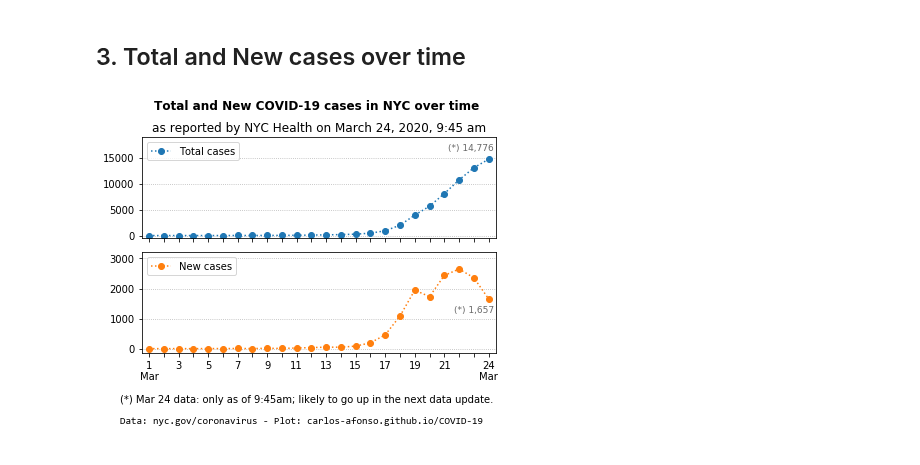
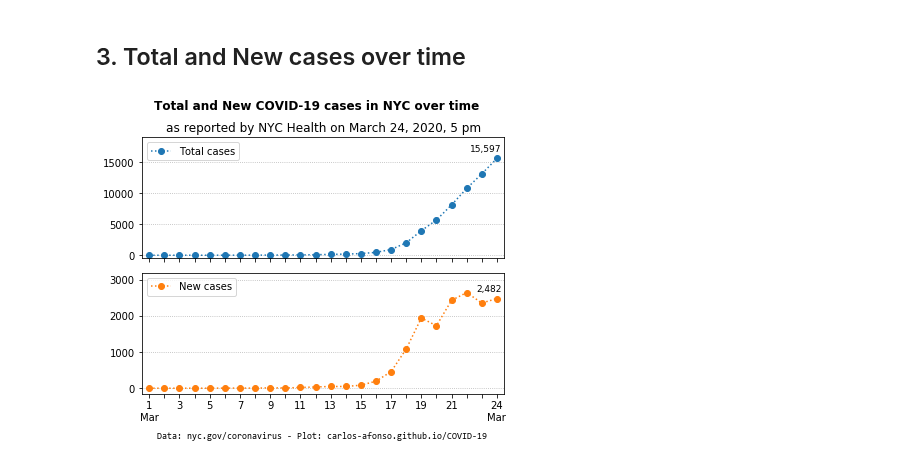
Before and after one commit to carlos-afonso/COVID-19, a Jupyter notebook: notebooks/nyc-covid-19-cases-over-time.ipynb, the cells around one changed output. Saved outputs shown, nothing was run; the diff lists cells and outputs as text; code cells hidden in the pictures.

Commit message:
updates NYC data and plots

```diff
--- a/notebooks/nyc-covid-19-cases-over-time.ipynb
+++ b/notebooks/nyc-covid-19-cases-over-time.ipynb
@@ -11,7 +11,7 @@ import pandas as pd
 # %% [markdown]
 ## 1. Read data
 # %%
-update_str = 'as reported by NYC Health on March 24, 2020, 9:45 am'
+update_str = 'as reported by NYC Health on March 24, 2020, 5 pm'
 source_str = 'Data: nyc.gov/coronavirus - Plot: carlos-afonso.github.io/COVID-19'
 
 data_file = '../data/nyc-health-daily-data-summary/nyc-covid-19-cases-over-time.csv'
@@ -85,47 +85,49 @@ ax1.plot(df['date_label'], df['total_cases'], 'o:', color='C0', label='Total cas
 #ax1.plot(df['date_label'], df['new_cases'], '^:', color='C1', label='New cases')
 n1 = 1
 for xy in zip(range(len(df)-n1, len(df)), df['total_cases'].iloc[-n1:]):
-    label = '(*) ' + '{:,}'.format(xy[1])
-    ax1.annotate(label, xy=xy, xytext=(-18, 7), textcoords='offset points', ha='center', va='bottom', color='dimgray', fontsize=9)
+    #label = '(*) ' + '{:,}'.format(xy[1])
+    label = '{:,}'.format(xy[1])
+    ax1.annotate(label, xy=xy, xytext=(5, 5), textcoords='offset points', ha='right', va='bottom', fontsize=9) #color='dimgray'
 ax1.set_xlim(-0.5, len(df)-0.5)
 ax1.set_ylim(-500, 19000)
 ax1.grid(axis='y', linestyle=':')
 ax1.legend(loc='upper left')
 
 ax2.plot(df['date_label'], df['new_cases'], 'o:', color='C1', label='New cases')
 #n2 = 3
 #xytext_list = [(-5, 0), (0, 5), (-6, -5)]
 #ha_list = ['right', 'center', 'center']
 #va_list = ['center', 'bottom', 'top']
 #for z in zip(range(len(df)-n2, len(df)), df['new_cases'].iloc[-n2:], xytext_list, ha_list, va_list):
 #    ax2.annotate('{:,}'.format(z[1]), xy=z[0:2], xytext=z[2], textcoords='offset points', ha=z[3], va=z[4], color='dimgray', fontsize=9)
 n2 = 1
 for z in zip(range(len(df)-n2, len(df)), df['new_cases'].iloc[-n2:]):
-    label = '(*) ' + '{:,}'.format(z[1])
-    ax2.annotate(label, xy=z[0:2], xytext=(6, -7), textcoords='offset points', ha='right', va='top', color='dimgray', fontsize=9)
+    #label = '(*) ' + '{:,}'.format(z[1])
+    label = '{:,}'.format(z[1])
+    ax2.annotate(label, xy=z[0:2], xytext=(5, 5), textcoords='offset points', ha='right', va='bottom', fontsize=9) #color='dimgray'
 ax2.set_ylim(-150, 3200)
 ax2.grid(axis='y', linestyle=':')
 ax2.legend(loc='upper left')
 
 plt.suptitle('Total and New COVID-19 cases in NYC over time', x=0.52, fontweight='bold')
 ax1.set_title(update_str)
 
-note_str = '(*) Mar 24 data: only as of 9:45am; likely to go up in the next data update.'
-ax2.text(-2, -1800, note_str)
+#note_str = '(*) Mar 24 data: only as of 9:45am; likely to go up in the next data update.'
+#ax2.text(-2, -1800, note_str)
 
-ax2.text(-2, -2500, source_str, fontfamily='Consolas')
+ax2.text(0.5, -1400, source_str, fontfamily='Consolas', fontsize=9)
 
 x_labels = [df['date_label'].iloc[i] if i%2==0 else '' for i in range(len(df))]
 if len(df)%2 == 0:
     x_labels[-2] = ''
     x_labels[-1] = df['date_label'].iloc[-1]
 
 ax1.set_xticklabels(x_labels)
 
 plt.tight_layout(rect=[0, 0, 1, 0.95])
 plt.show()
 # %% [output]
-[figure, old version]
+[figure, new version]
 # %%
 # Save figure as SVG and PNG images
 file_path = '../images/nyc-covid-19-total-and-new-cases-over-time'
```
Also changed, not shown: parts of 12 cells of this notebook, 8 other files.
